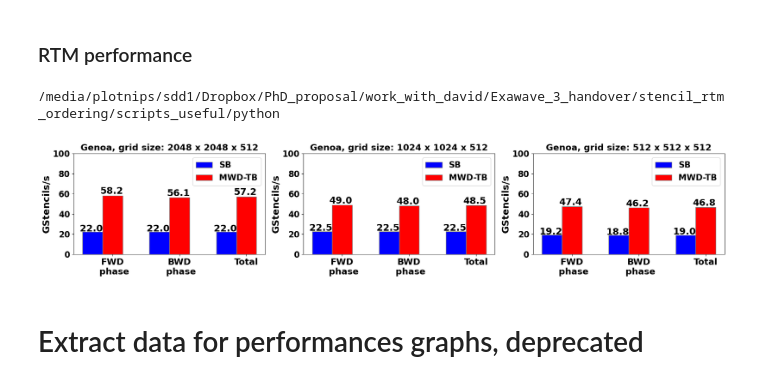
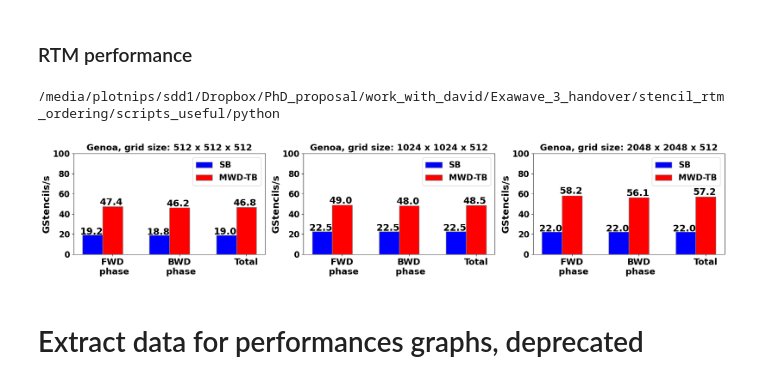
Before and after one commit to panzerkpfw6/panzer_repo, a Jupyter notebook: scripts_useful/python/stencil_rtm_performance_research.ipynb, the cells around one changed output. Drawn from its saved outputs; the diff is of its cells as text; code cells hidden in the pictures.

```diff
--- a/scripts_useful/python/stencil_rtm_performance_research.ipynb
+++ b/scripts_useful/python/stencil_rtm_performance_research.ipynb
@@ -754,7 +761,9 @@ def plot_perf_rtm(data,save_paths,title='',metric='gstencils',gflops_limit=3300,
     br1 = np.arange(3)
     br2 = [x + barWidth for x in br1]
 
-    grids=data['grids'].unique()
+
+    # grids=data['grids'].unique()
+    grids=['512 x 512 x 512','1024 x 1024 x 512','2048 x 2048 x 512']
     ##### for (counter,data) in enumerate(data):
     for i_axis in range(n_axis):
         # Make the plot
@@ -803,34 +812,34 @@ def plot_perf_rtm(data,save_paths,title='',metric='gstencils',gflops_limit=3300,
             if np.isfinite(yval):
                 AX.text(bar.get_x() - 0.04, yval + yval * 0.03, plot_val, fontsize=18, fontweight='bold')
             else:
                 print(f"Warning: Invalid yval at bar {bar.get_x()}: {yval}")
 
         x_labels=['FWD\n phase','BWD\n phase','Total']
         AX.set_xticks([r + barWidth for r in range(3)],x_labels, fontweight ='bold', fontsize = 17)
         # AX.set_xticks([0.125,1.125,2.125],x_labels, fontweight ='bold', fontsize = 18)
         AX.tick_params(axis='y', labelsize=16)
 
         if metric=='gflops':
             AX.set_ylabel('GFlop/s', fontweight ='bold', fontsize = 15)
             AX.set_ylim(bottom=0,top=gflops_limit)
         else:
             AX.set_ylabel('GStencils/s',fontweight ='bold', fontsize = 18)
             AX.set_ylim(bottom=0,top=gstencils_limit)
         AX.legend(loc='upper right', fontsize = 16)
         AX.set_title(title+', grid size: '+grid_name,fontweight='bold',fontsize=17)
     my_suptitle=fig.suptitle('',fontsize=18,y=0,weight='bold')
     # my_suptitle=fig.suptitle(title,fontsize=18,y=0,weight='bold')
     plt.show()
     fig.savefig(save_paths[0]+'.png',bbox_inches='tight',bbox_extra_artists=[my_suptitle])
     fig.savefig(save_paths[0]+'.pdf',bbox_inches='tight',bbox_extra_artists=[my_suptitle])
     return None
 ###################################################################################
 perf_data=read_data_stencil_rtm(os.path.join(folder_genoa,'test1_rtm_pasc_all_grids2.log'))
 save_paths=[os.path.join(save_path,'perf_rtm_genoa')]
 plot_perf_rtm(perf_data,save_paths,title='Genoa',metric='gstencils',gstencils_limit=100)
 # %% [output]
 /media/plotnips/sdd1/Dropbox/PhD_proposal/work_with_david/Exawave_3_handover/stencil_rtm_ordering/scripts_useful/python
-[figure, old version]
+[figure, new version]
 # %% [markdown]
 # Extract data for performances graphs, deprecated
 # %%
```
Also changed, not shown: parts of 1 cell of this notebook, 1 other file.
